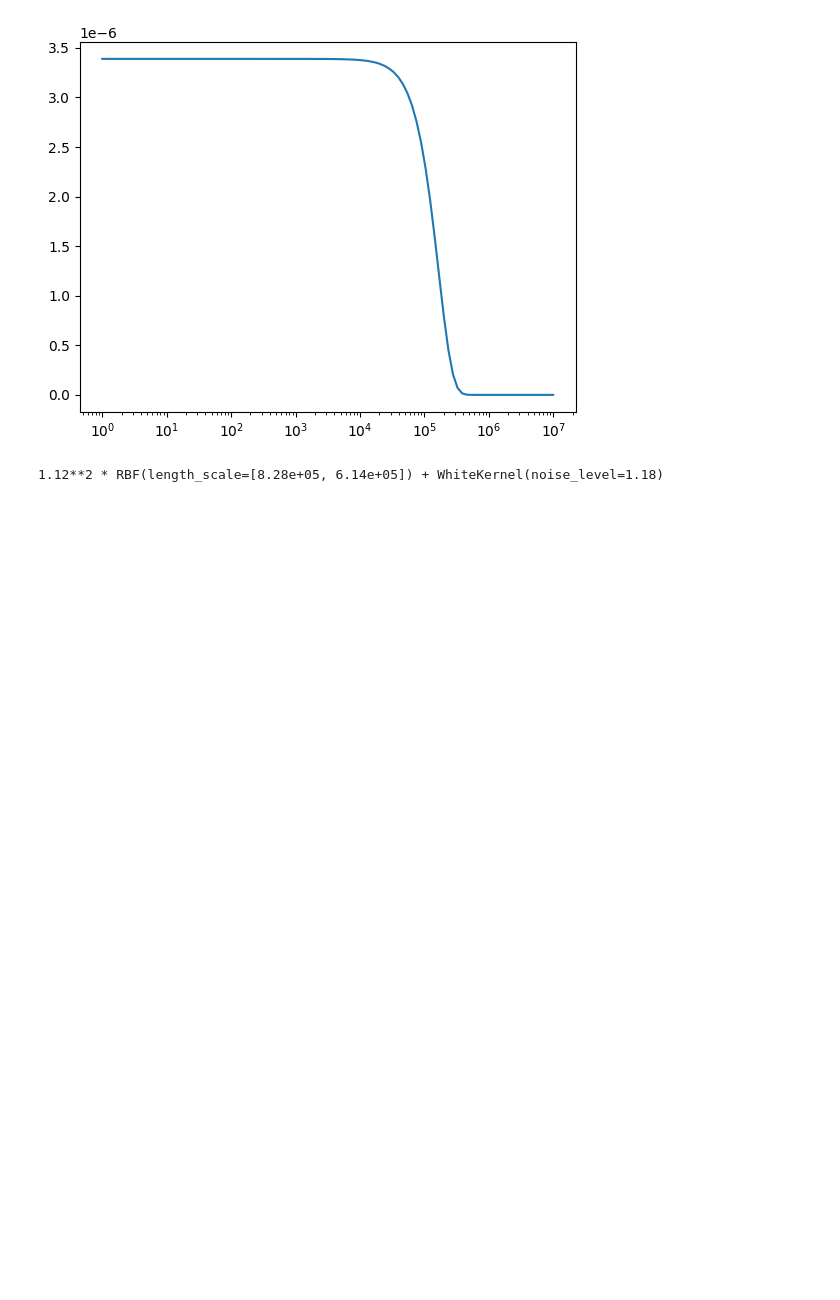
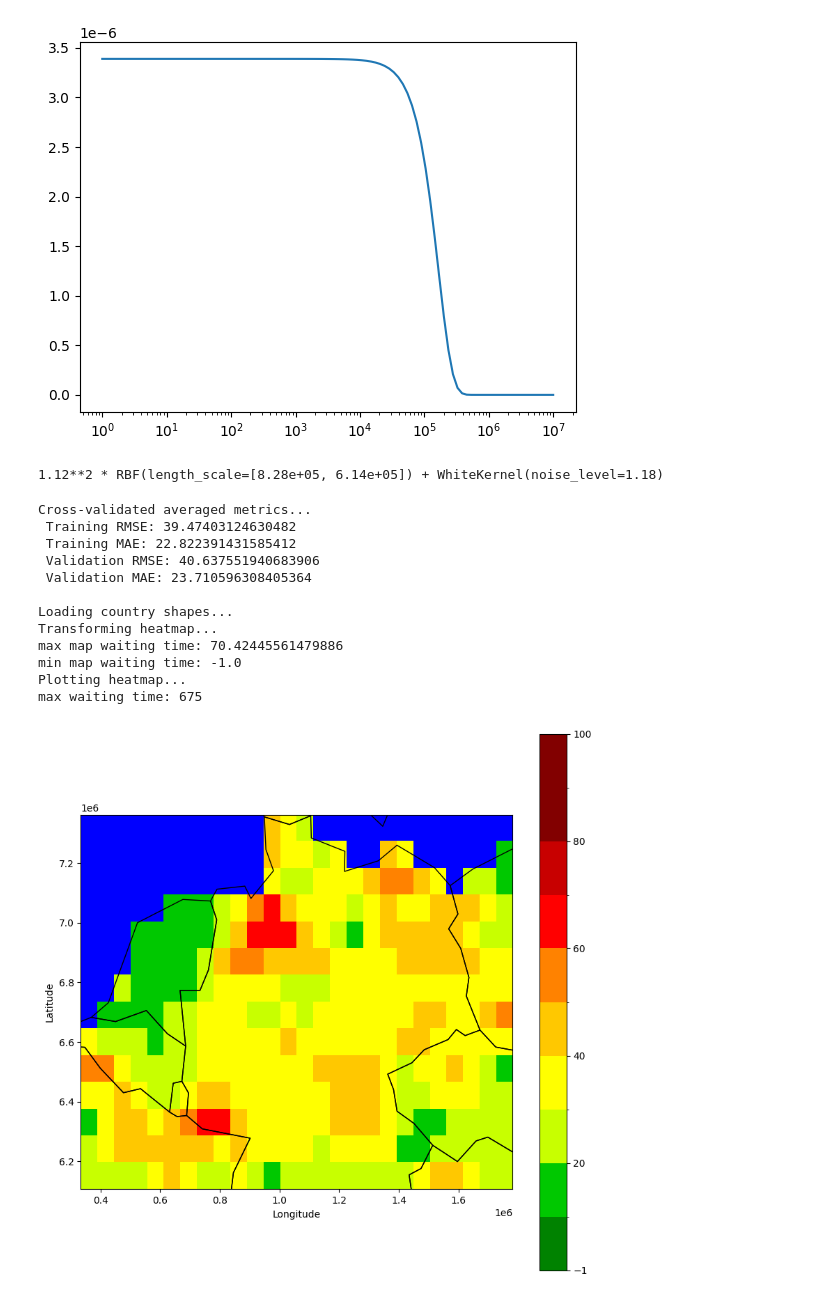
Before and after one commit to Hitchwiki/hitchmap-data, a Jupyter notebook: visualization/predictors/experimental.ipynb, the cells around one changed output. Cells and saved outputs as stored; diff of their text form; code cells hidden in the pictures; blank space fills up the shorter version.

Commit message:
anisotropic rbf AND isotropic germany, europe

```diff
--- a/visualization/predictors/experimental.ipynb
+++ b/visualization/predictors/experimental.ipynb
@@ -63,0 +88,21 @@ gp.kernel_
+# %%
+region = 'germany'
+points, training, validation = get_from_region(region=region)
+# %%
+wag_model = WeightedAveragedGaussian(region=region)
+wag_model = evaluate_cv(estimator=wag_model, X=points[["lon", "lat"]].values, y=points["wait"])
+wag_model.build_map()
+# %% [output]
+Cross-validated averaged metrics...
+ Training RMSE: 39.47403124630482
+ Training MAE: 22.822391431585412
+ Validation RMSE: 40.637551940683906
+ Validation MAE: 23.710596308405364
+
+Loading country shapes...
+Transforming heatmap...
+max map waiting time: 70.42445561479886
+min map waiting time: -1.0
+Plotting heatmap...
+max waiting time: 675
+[figure, added]
```
Also changed, not shown: parts of 5 cells of this notebook, 4 other files.
